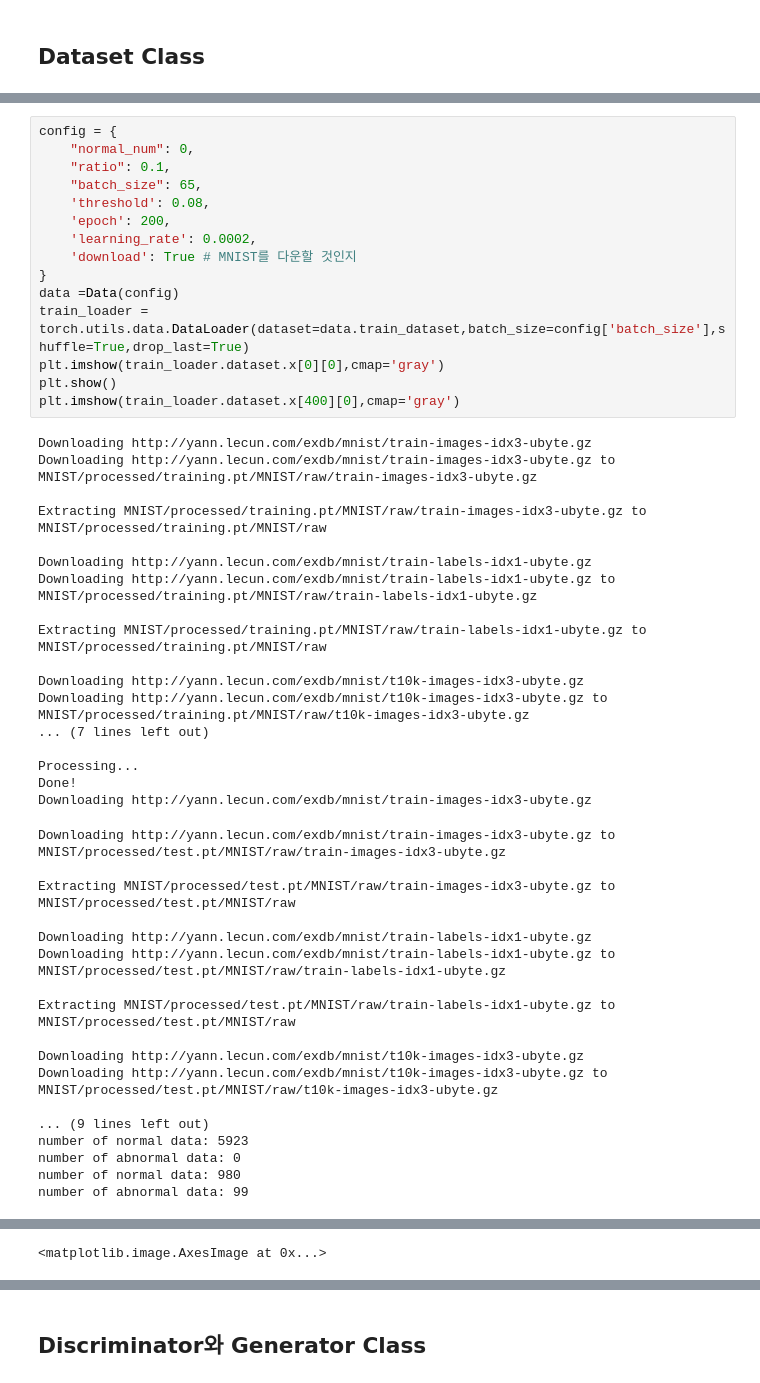
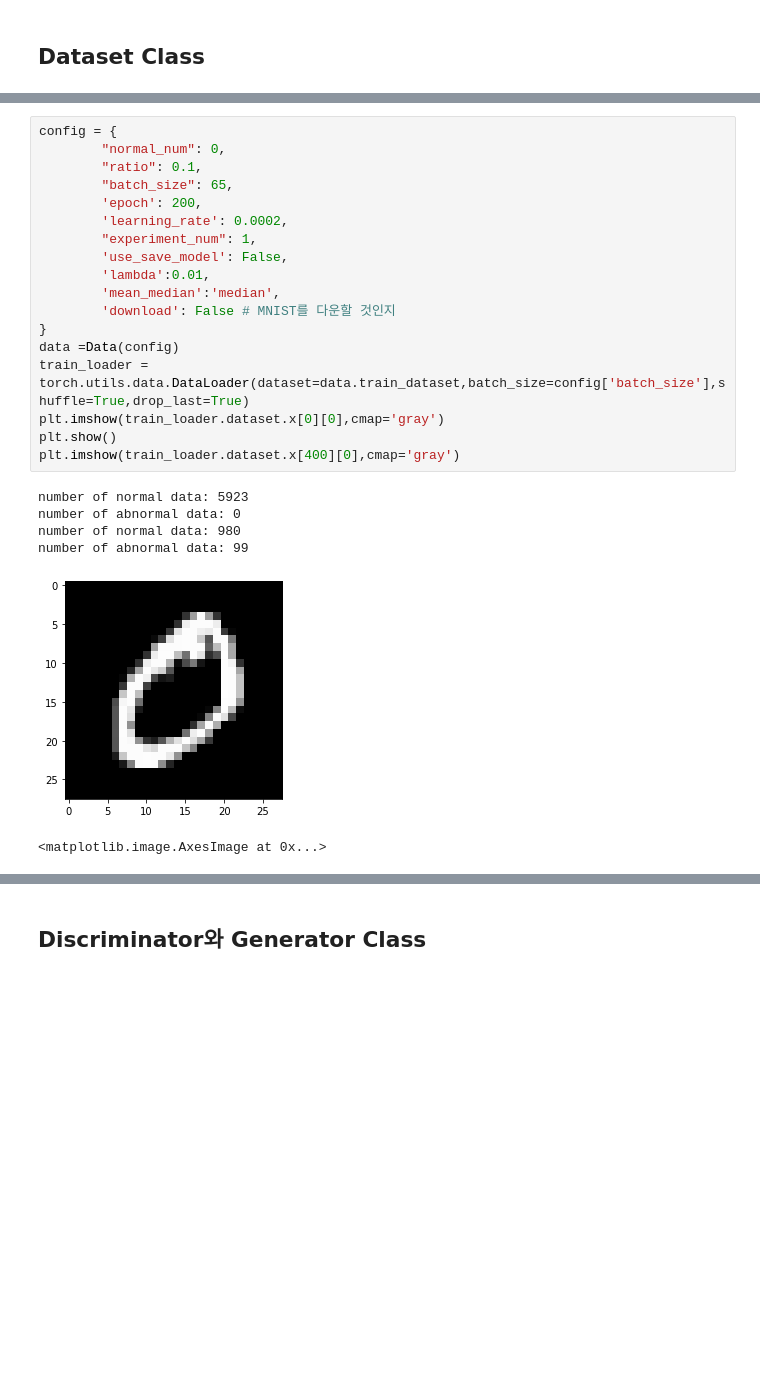
Before and after one commit to rlqja1107/Anomaly_Detection-PBL, a Jupyter notebook: anogan/anogan.ipynb, the cells around one changed output, grey strips where cells are left out. Drawn from its saved outputs; the diff is of its cells as text; blank space fills up the shorter version.

```diff
--- a/anogan/anogan.ipynb
+++ b/anogan/anogan.ipynb
@@ -77,51 +100,26 @@ class Data:
     return processing_x, processing_y
 # %%
 config = {
-    "normal_num": 0,
-    "ratio": 0.1,
-    "batch_size": 65,
-    'threshold': 0.08,
-    'epoch': 200,
-    'learning_rate': 0.0002,
-    'download': True # MNIST를 다운할 것인지
+        "normal_num": 0,
+        "ratio": 0.1,
+        "batch_size": 65,
+        'epoch': 200,
+        'learning_rate': 0.0002,
+        "experiment_num": 1,
+        'use_save_model': False,
+        'lambda':0.01,
+        'mean_median':'median',
+        'download': False # MNIST를 다운할 것인지
 }
 data =Data(config)
 train_loader = torch.utils.data.DataLoader(dataset=data.train_dataset,batch_size=config['batch_size'],shuffle=True,drop_last=True)
 plt.imshow(train_loader.dataset.x[0][0],cmap='gray')
 plt.show()
 plt.imshow(train_loader.dataset.x[400][0],cmap='gray')
 # %% [output]
-Downloading http://yann.lecun.com/exdb/mnist/train-images-idx3-ubyte.gz
-Downloading http://yann.lecun.com/exdb/mnist/train-images-idx3-ubyte.gz to MNIST/processed/training.pt/MNIST/raw/train-images-idx3-ubyte.gz
-
-Extracting MNIST/processed/training.pt/MNIST/raw/train-images-idx3-ubyte.gz to MNIST/processed/training.pt/MNIST/raw
-
-Downloading http://yann.lecun.com/exdb/mnist/train-labels-idx1-ubyte.gz
-Downloading http://yann.lecun.com/exdb/mnist/train-labels-idx1-ubyte.gz to MNIST/processed/training.pt/MNIST/raw/train-labels-idx1-ubyte.gz
-
-Extracting MNIST/processed/training.pt/MNIST/raw/train-labels-idx1-ubyte.gz to MNIST/processed/training.pt/MNIST/raw
-
-Downloading http://yann.lecun.com/exdb/mnist/t10k-images-idx3-ubyte.gz
-Downloading http://yann.lecun.com/exdb/mnist/t10k-images-idx3-ubyte.gz to MNIST/processed/training.pt/MNIST/raw/t10k-images-idx3-ubyte.gz
-... (7 lines left out)
-
-Processing...
-Done!
-Downloading http://yann.lecun.com/exdb/mnist/train-images-idx3-ubyte.gz
+number of normal data: 5923
+number of abnormal data: 0
+number of normal data: 980
+number of abnormal data: 99
+[figure]
-Downloading http://yann.lecun.com/exdb/mnist/train-images-idx3-ubyte.gz to MNIST/processed/test.pt/MNIST/raw/train-images-idx3-ubyte.gz
-
-Extracting MNIST/processed/test.pt/MNIST/raw/train-images-idx3-ubyte.gz to MNIST/processed/test.pt/MNIST/raw
-
-Downloading http://yann.lecun.com/exdb/mnist/train-labels-idx1-ubyte.gz
-Downloading http://yann.lecun.com/exdb/mnist/train-labels-idx1-ubyte.gz to MNIST/processed/test.pt/MNIST/raw/train-labels-idx1-ubyte.gz
-
-Extracting MNIST/processed/test.pt/MNIST/raw/train-labels-idx1-ubyte.gz to MNIST/processed/test.pt/MNIST/raw
-
-Downloading http://yann.lecun.com/exdb/mnist/t10k-images-idx3-ubyte.gz
-Downloading http://yann.lecun.com/exdb/mnist/t10k-images-idx3-ubyte.gz to MNIST/processed/test.pt/MNIST/raw/t10k-images-idx3-ubyte.gz
-
-... (9 lines left out)
-number of normal data: 5923
-number of abnormal data: 0
-number of normal data: 980
-number of abnormal data: 99
+<matplotlib.image.AxesImage at 0x...>
@@ -129,4 +126,3 @@ number of abnormal data: 99
-<matplotlib.image.AxesImage at 0x...>
 [figure]
 # %% [markdown]
 ## Discriminator와 Generator Class
```
Also changed, not shown: parts of 26 cells of this notebook.
